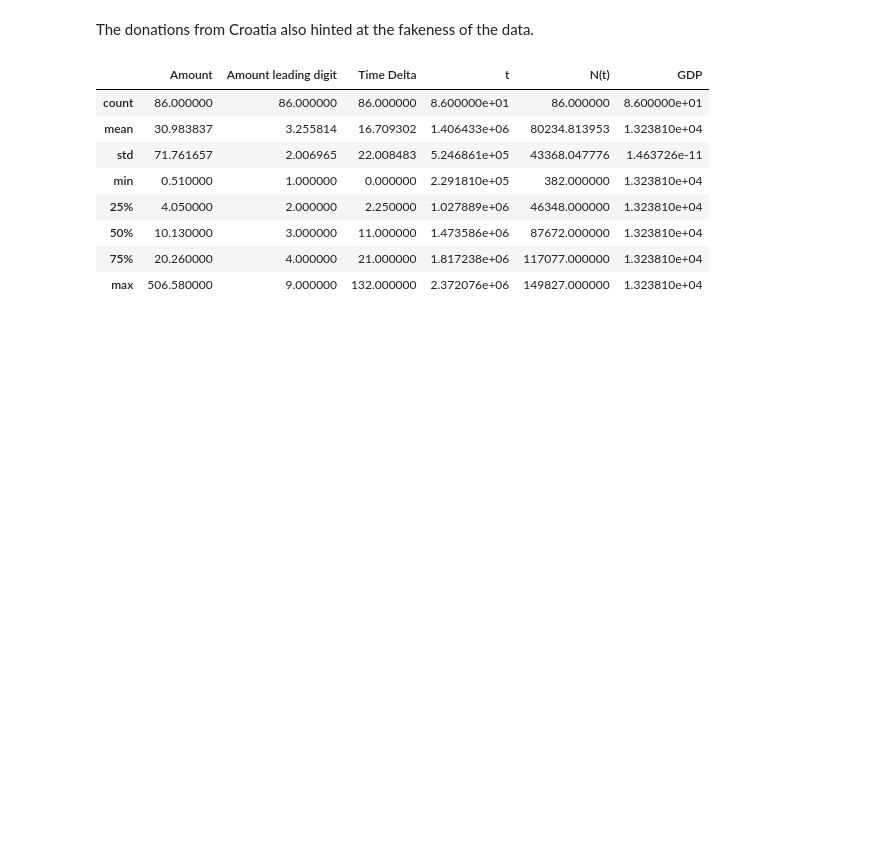
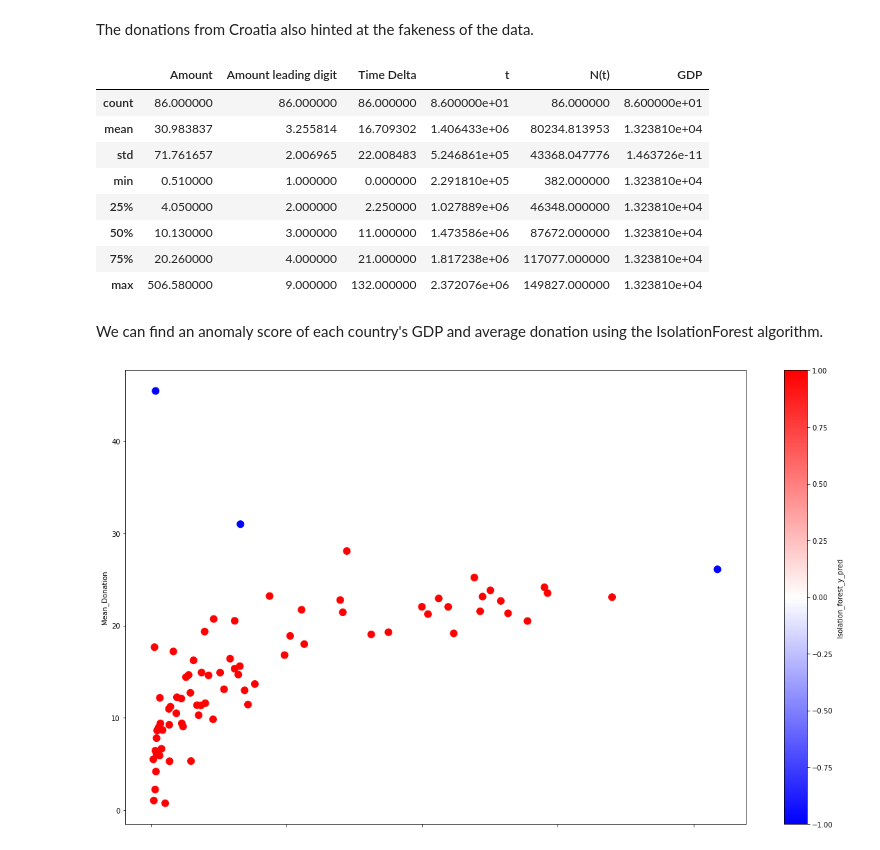
Before and after one commit to camilomesa/Fraud-and-fake-data, a Jupyter notebook: Fraud and fake data.ipynb, the cells around one changed output. Saved outputs shown, nothing was run; the diff lists cells and outputs as text; code cells hidden in the pictures; blank space fills up the shorter version.

```diff
--- a/Fraud and fake data.ipynb
+++ b/Fraud and fake data.ipynb
@@ -262,3 +262,26 @@ df_gdp[df_gdp['Country'] == 'Croatia'].describe()
 | 50% | 10.130000 | 3.000000 | 11.000000 | 1.473586e+06 | 87672.000000 | 1.323810e+04 |
 | 75% | 20.260000 | 4.000000 | 21.000000 | 1.817238e+06 | 117077.000000 | 1.323810e+04 |
 | max | 506.580000 | 9.000000 | 132.000000 | 2.372076e+06 | 149827.000000 | 1.323810e+04 |
+# %% [markdown]
+We can find an anomaly score of each country's GDP and average donation using the IsolationForest algorithm.
+# %%
+#load the skitlearn isolation forest module
+from sklearn.ensemble import IsolationForest
+
+mean_donations_and_gdp = pd.DataFrame(countries_gdp)
+mean_donations_and_gdp['Mean_Donation'] = countries_mean_donation
+mean_donations_and_gdp.dropna(inplace = True)
+
+#fit and predict isolation forest on the GDP and Average Donation Data
+rng = np.random.RandomState(42)
+clf = IsolationForest(random_state=rng, contamination = 0.03)
+clf.fit(mean_donations_and_gdp)
+y_pred = clf.predict(mean_donations_and_gdp)
+
+mean_donations_and_gdp['Isolation_forest_y_pred'] = y_pred
+
+
+#scatter plot
+mean_donations_and_gdp.plot.scatter('GDP', 'Mean_Donation', s = 100, c= 'Isolation_forest_y_pred', colormap='bwr', figsize=(20, 12));
+# %% [output]
+[figure, added]
```
Also changed, not shown: parts of 1 cell of this notebook.
